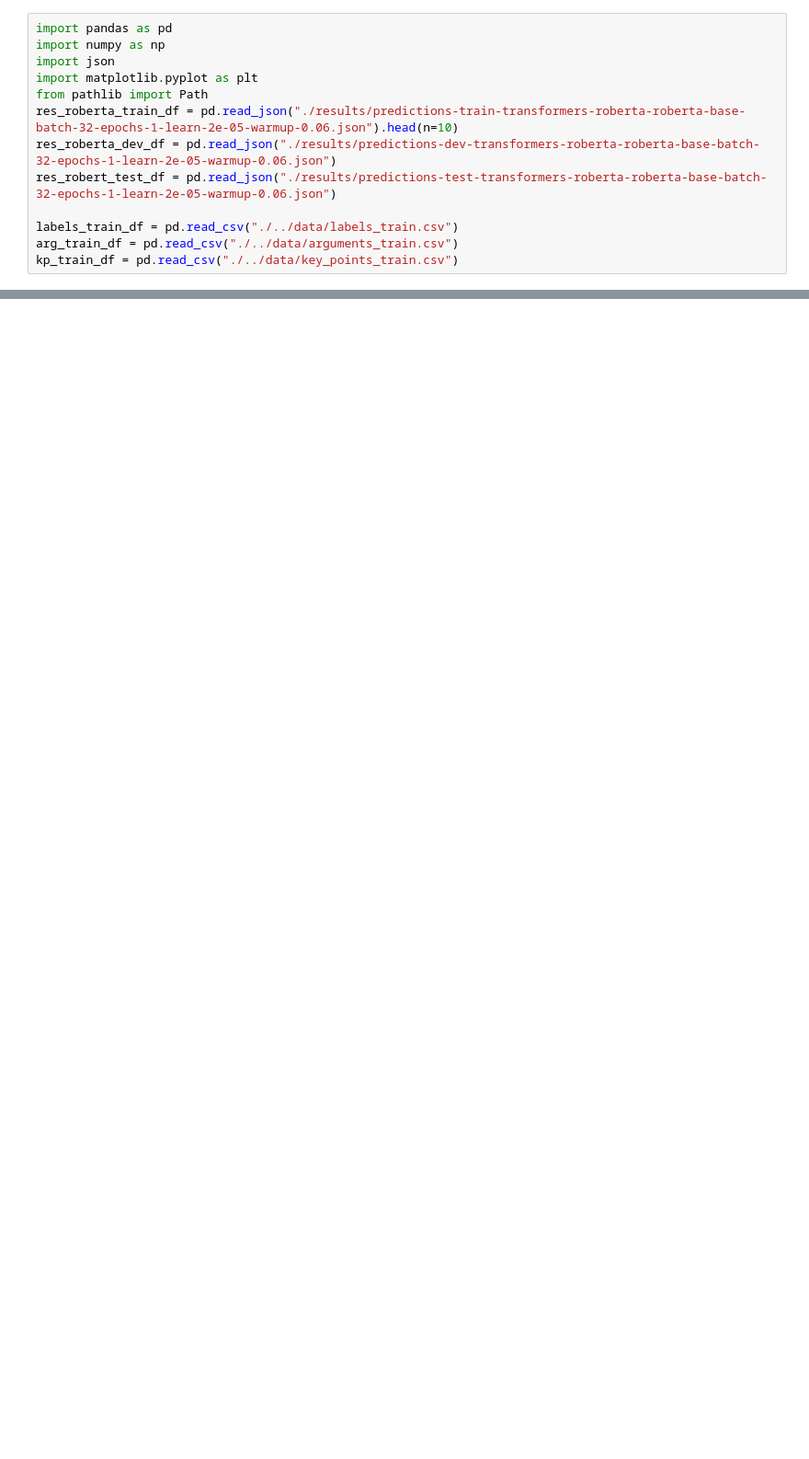
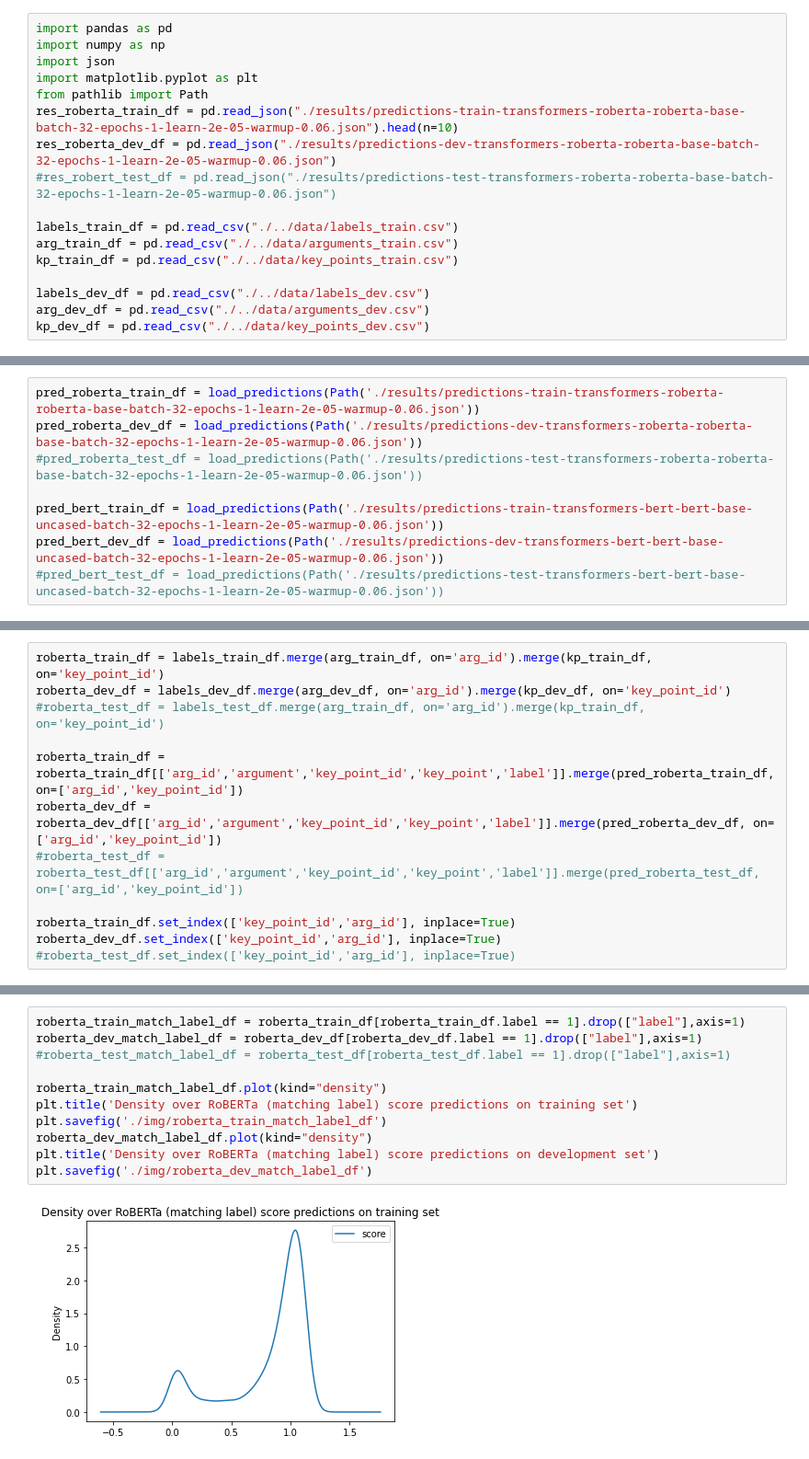
Before and after one commit to janheinrichmerker/modern-talking, a Jupyter notebook: modern_talking/results_eval.ipynb, the cells around one changed output, grey strips where cells are left out. Shown: that part at 92% size. Drawn from its saved outputs; the diff is of its cells as text; blank space fills up the shorter version.

Commit message:
Added result manual error analysis in paper

```diff
--- a/modern_talking/results_eval.ipynb
+++ b/modern_talking/results_eval.ipynb
@@ -6,11 +6,15 @@ import matplotlib.pyplot as plt
 from pathlib import Path
 res_roberta_train_df = pd.read_json("./results/predictions-train-transformers-roberta-roberta-base-batch-32-epochs-1-learn-2e-05-warmup-0.06.json").head(n=10)
 res_roberta_dev_df = pd.read_json("./results/predictions-dev-transformers-roberta-roberta-base-batch-32-epochs-1-learn-2e-05-warmup-0.06.json")
-res_robert_test_df = pd.read_json("./results/predictions-test-transformers-roberta-roberta-base-batch-32-epochs-1-learn-2e-05-warmup-0.06.json")
+#res_robert_test_df = pd.read_json("./results/predictions-test-transformers-roberta-roberta-base-batch-32-epochs-1-learn-2e-05-warmup-0.06.json")
 
 labels_train_df = pd.read_csv("./../data/labels_train.csv")
 arg_train_df = pd.read_csv("./../data/arguments_train.csv")
 kp_train_df = pd.read_csv("./../data/key_points_train.csv")
+
+labels_dev_df = pd.read_csv("./../data/labels_dev.csv")
+arg_dev_df = pd.read_csv("./../data/arguments_dev.csv")
+kp_dev_df = pd.read_csv("./../data/key_points_dev.csv")
 # %%
 def load_predictions(predictions_file: Path) -> pd.DataFrame:
     """
@@ -39,0 +42,8 @@ Loaded 24454 predictions for 5583 arguments.
+# %%
+pred_roberta_train_df = load_predictions(Path('./results/predictions-train-transformers-roberta-roberta-base-batch-32-epochs-1-learn-2e-05-warmup-0.06.json'))
+pred_roberta_dev_df = load_predictions(Path('./results/predictions-dev-transformers-roberta-roberta-base-batch-32-epochs-1-learn-2e-05-warmup-0.06.json'))
+#pred_roberta_test_df = load_predictions(Path('./results/predictions-test-transformers-roberta-roberta-base-batch-32-epochs-1-learn-2e-05-warmup-0.06.json'))
+
+pred_bert_train_df = load_predictions(Path('./results/predictions-train-transformers-bert-bert-base-uncased-batch-32-epochs-1-learn-2e-05-warmup-0.06.json'))
+pred_bert_dev_df = load_predictions(Path('./results/predictions-dev-transformers-bert-bert-base-uncased-batch-32-epochs-1-learn-2e-05-warmup-0.06.json'))
+#pred_bert_test_df = load_predictions(Path('./results/predictions-test-transformers-bert-bert-base-uncased-batch-32-epochs-1-learn-2e-05-warmup-0.06.json'))
@@ -39,0 +57,12 @@ Loaded 24454 predictions for 5583 arguments.
+# %%
+roberta_train_df = labels_train_df.merge(arg_train_df, on='arg_id').merge(kp_train_df, on='key_point_id')
+roberta_dev_df = labels_dev_df.merge(arg_dev_df, on='arg_id').merge(kp_dev_df, on='key_point_id')
+#roberta_test_df = labels_test_df.merge(arg_train_df, on='arg_id').merge(kp_train_df, on='key_point_id')
+
+roberta_train_df = roberta_train_df[['arg_id','argument','key_point_id','key_point','label']].merge(pred_roberta_train_df, on=['arg_id','key_point_id'])
+roberta_dev_df = roberta_dev_df[['arg_id','argument','key_point_id','key_point','label']].merge(pred_roberta_dev_df, on=['arg_id','key_point_id'])
+#roberta_test_df = roberta_test_df[['arg_id','argument','key_point_id','key_point','label']].merge(pred_roberta_test_df, on=['arg_id','key_point_id'])
+
+roberta_train_df.set_index(['key_point_id','arg_id'], inplace=True)
+roberta_dev_df.set_index(['key_point_id','arg_id'], inplace=True)
+#roberta_test_df.set_index(['key_point_id','arg_id'], inplace=True)
@@ -39,0 +73,13 @@ Loaded 24454 predictions for 5583 arguments.
+# %%
+roberta_train_match_label_df = roberta_train_df[roberta_train_df.label == 1].drop(["label"],axis=1)
+roberta_dev_match_label_df = roberta_dev_df[roberta_dev_df.label == 1].drop(["label"],axis=1)
+#roberta_test_match_label_df = roberta_test_df[roberta_test_df.label == 1].drop(["label"],axis=1)
+
+roberta_train_match_label_df.plot(kind="density")
+plt.title('Density over RoBERTa (matching label) score predictions on training set')
+plt.savefig('./img/roberta_train_match_label_df')
+roberta_dev_match_label_df.plot(kind="density")
+plt.title('Density over RoBERTa (matching label) score predictions on development set')
+plt.savefig('./img/roberta_dev_match_label_df')
+# %% [output]
+[figure, added]
```
Also changed, not shown: parts of 21 cells of this notebook, 19 other files.
